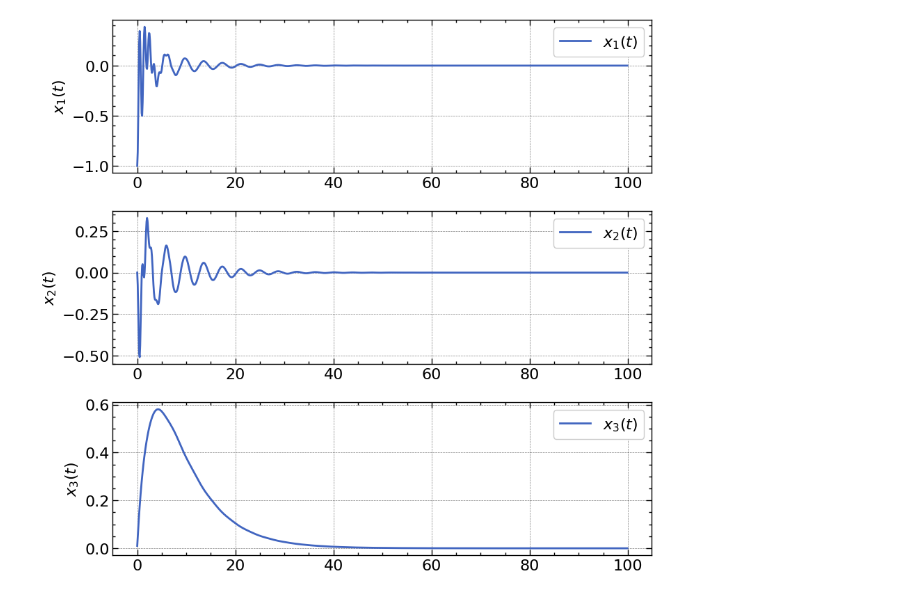
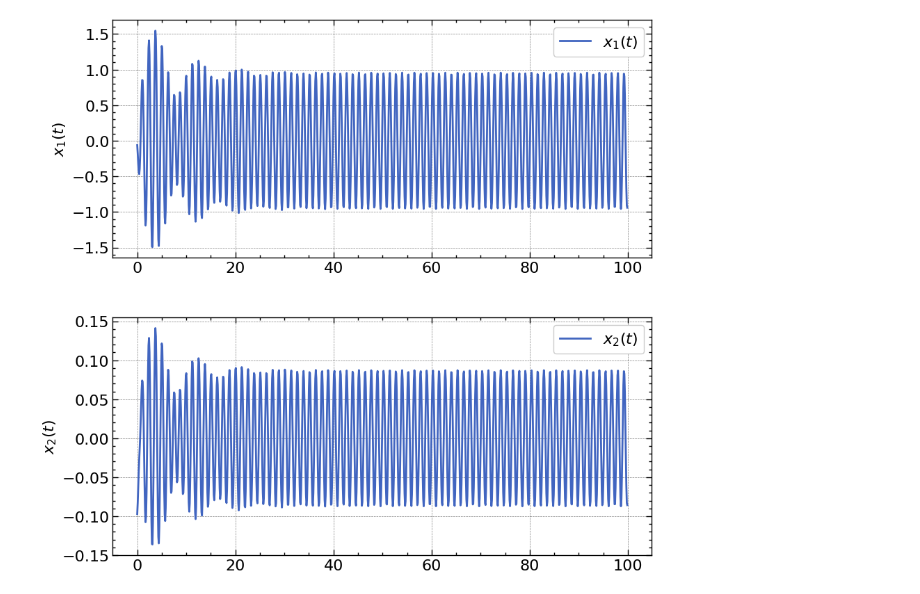
Before and after one commit to miguellrodrigues/dinamica_veicular, a Jupyter notebook: analise_modal.ipynb, the cells around one changed output. Saved outputs shown, nothing was run; the diff lists cells and outputs as text; code cells hidden in the pictures.

```diff
--- a/analise_modal.ipynb
+++ b/analise_modal.ipynb
@@ -166,19 +152,17 @@ t = symbols('t')
 r = []
 
 forced_response_forces = Matrix([
-    [.0],
-    [.0],
-    [.0]
+    [10000.0],
+    [1.0],
 ])
 
 B = Matrix([
-    [0, 0, 0],
-    [0, 0, 0],
-    [0, 0, 0]
+    [1, 0],
+    [0, 1],
 ])
 
 F = P.T @ M_minus_half @ B @ forced_response_forces
-wf = 1
+wf = 5
 
 for i in range(N):
     w = wn[i]
@@ -233,28 +215,28 @@ $\displaystyle \left[\begin{matrix}- 0.781147592245016 e^{- 0.635877488371924 t}
 # %%
 # Simulação
 
 sampling_period = 1e-1
-samples = 10000
+samples = 1000
 
 time = arange(0, samples*sampling_period, sampling_period)
 
 x = [lambdify(t, x_t[i]) for i in range(N)]
 
 xi = [x[i](time) for i in range(N)]
 
 fig, ax = plt.subplots(N, 1, figsize=(10, 10))
 plt.subplots_adjust(hspace=0.25)
 
 idx = int(100 / .1)
 
 for i in range(N):
     ax[i].plot(time[:idx], xi[i][:idx], label=f'$x_{i+1}(t)$')
     ax[i].set_ylabel(f'$x_{i+1}(t)$')
     ax[i].legend()
 
 plt.savefig('imagens/forced_response.png', dpi=300)
 # %% [output]
-[figure, old version]
+[figure, new version]
 # %%
 plt.figure()
 
```
Also changed, not shown: parts of 10 cells of this notebook, 3 other files.
